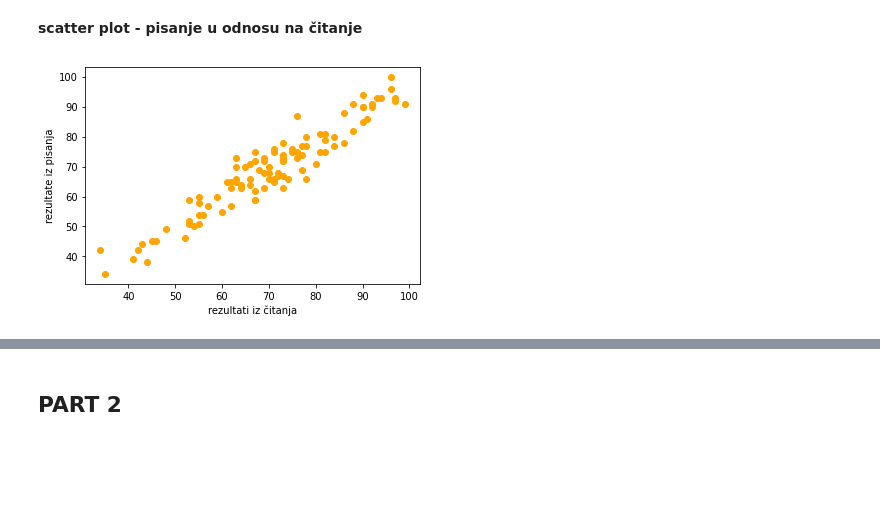
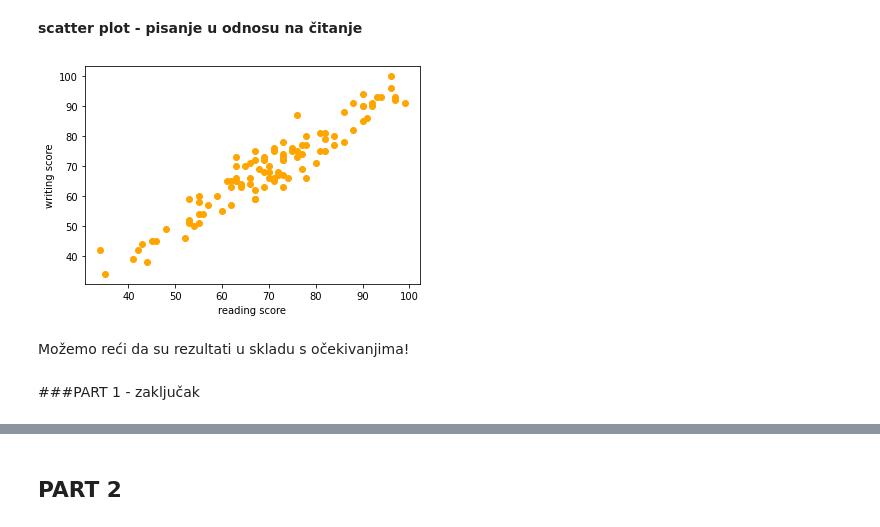
Before and after one commit to kanitakadusic/student-performance-prediction, a Jupyter notebook: colab.ipynb, the cells around one changed output, grey strips where cells are left out. Cells and saved outputs as stored; diff of their text form; code cells hidden in the pictures; blank space fills up the shorter version.

```diff
--- a/colab.ipynb
+++ b/colab.ipynb
@@ -84,10 +284,14 @@ Iz predstavljenog je sasvim jasno da su zavisnosti linearne, te da su sve tri va
 # %%
 reading = dataframe_medium['reading score']
 writing = dataframe_medium['writing score']
 
 plot.scatter(reading, writing, color = 'orange')
-plot.xlabel('rezultati iz čitanja')
-plot.ylabel('rezultate iz pisanja')
+plot.xlabel('reading score')
+plot.ylabel('writing score')
 plot.show()
 # %% [output]
-[figure, old version]
+[figure, new version]
+# %% [markdown]
+Možemo reći da su rezultati u skladu s očekivanjima!
+# %% [markdown]
+###PART 1 - zaključak
```
Also changed, not shown: parts of 44 cells of this notebook.
